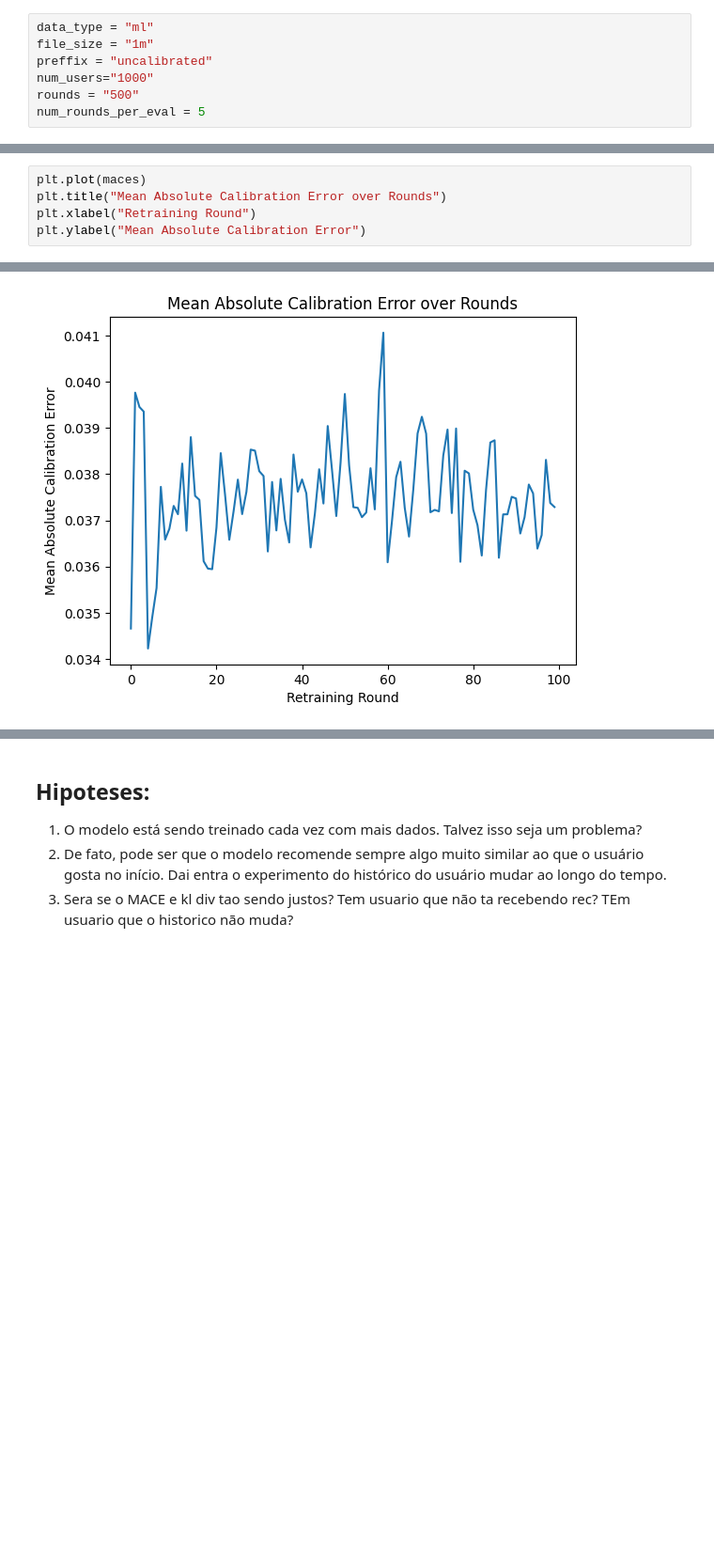
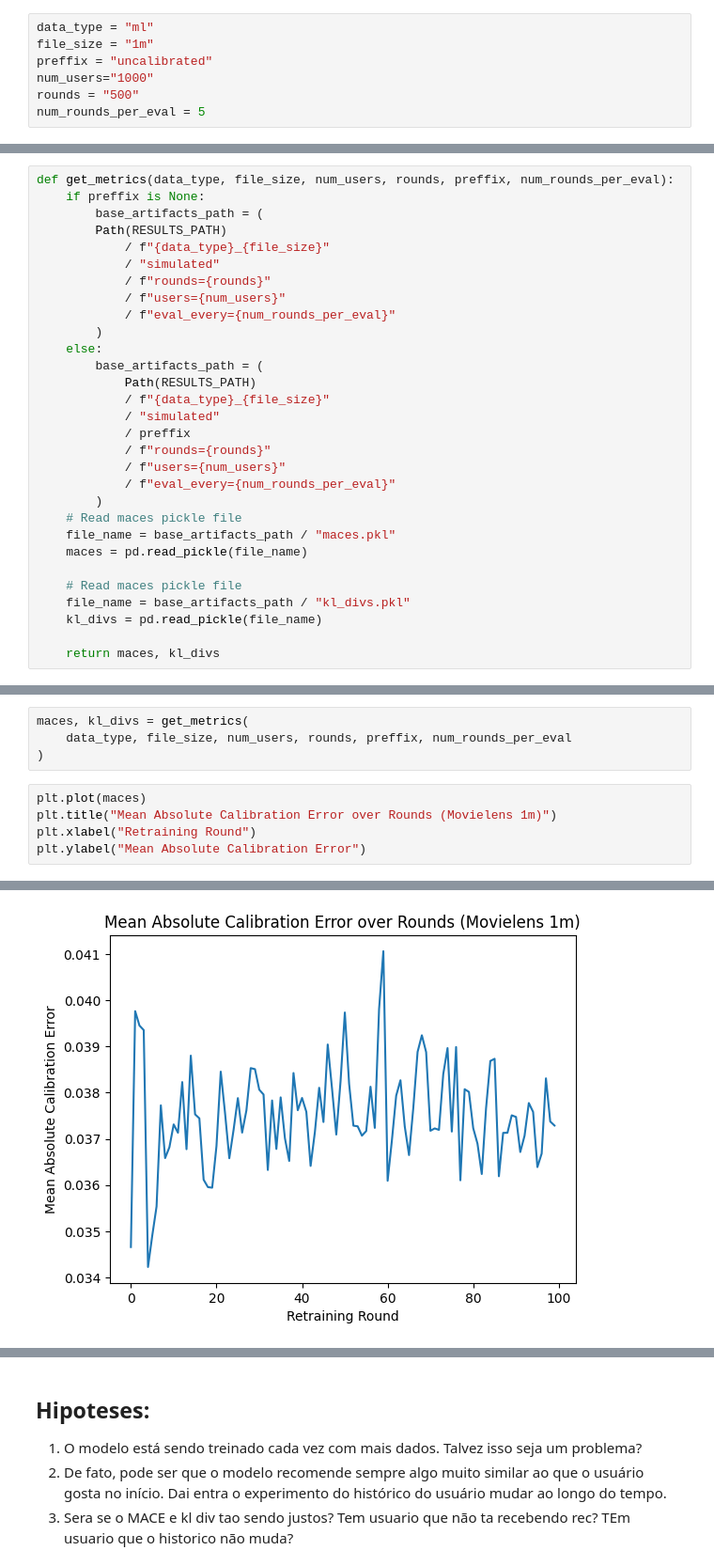
Before and after one commit to caiotda/dynamicTasteDistortion, a Jupyter notebook: data_exploration.ipynb, the cells around one changed output, grey strips where cells are left out. Shown at 94% size. Saved outputs shown, nothing was run; the diff lists cells and outputs as text; blank space fills up the shorter version.

```diff
--- a/data_exploration.ipynb
+++ b/data_exploration.ipynb
@@ -56,0 +16,30 @@ maces
+# %%
+def get_metrics(data_type, file_size, num_users, rounds, preffix, num_rounds_per_eval):
+    if preffix is None:
+        base_artifacts_path = (
+        Path(RESULTS_PATH)
+            / f"{data_type}_{file_size}"
+            / "simulated"
+            / f"rounds={rounds}"
+            / f"users={num_users}"
+            / f"eval_every={num_rounds_per_eval}"
+        )
+    else:
+        base_artifacts_path = (
+            Path(RESULTS_PATH)
+            / f"{data_type}_{file_size}"
+            / "simulated"
+            / preffix
+            / f"rounds={rounds}"
+            / f"users={num_users}"
+            / f"eval_every={num_rounds_per_eval}"
+        )
+    # Read maces pickle file
+    file_name = base_artifacts_path / "maces.pkl"
+    maces = pd.read_pickle(file_name)
+
+    # Read maces pickle file
+    file_name = base_artifacts_path / "kl_divs.pkl"
+    kl_divs = pd.read_pickle(file_name)
+
+    return maces, kl_divs
@@ -57,10 +48,14 @@ maces
+# %%
+maces, kl_divs = get_metrics(
+    data_type, file_size, num_users, rounds, preffix, num_rounds_per_eval
+)
 # %%
 plt.plot(maces)
-plt.title("Mean Absolute Calibration Error over Rounds")
+plt.title("Mean Absolute Calibration Error over Rounds (Movielens 1m)")
 plt.xlabel("Retraining Round")
 plt.ylabel("Mean Absolute Calibration Error")
 # %% [output]
 Text(0, 0.5, 'Mean Absolute Calibration Error')
-[figure, old version]
+[figure, new version]
 # %%
 plt.plot(kl_divs)
```
Also changed, not shown: parts of 14 cells of this notebook, 4 other files.
